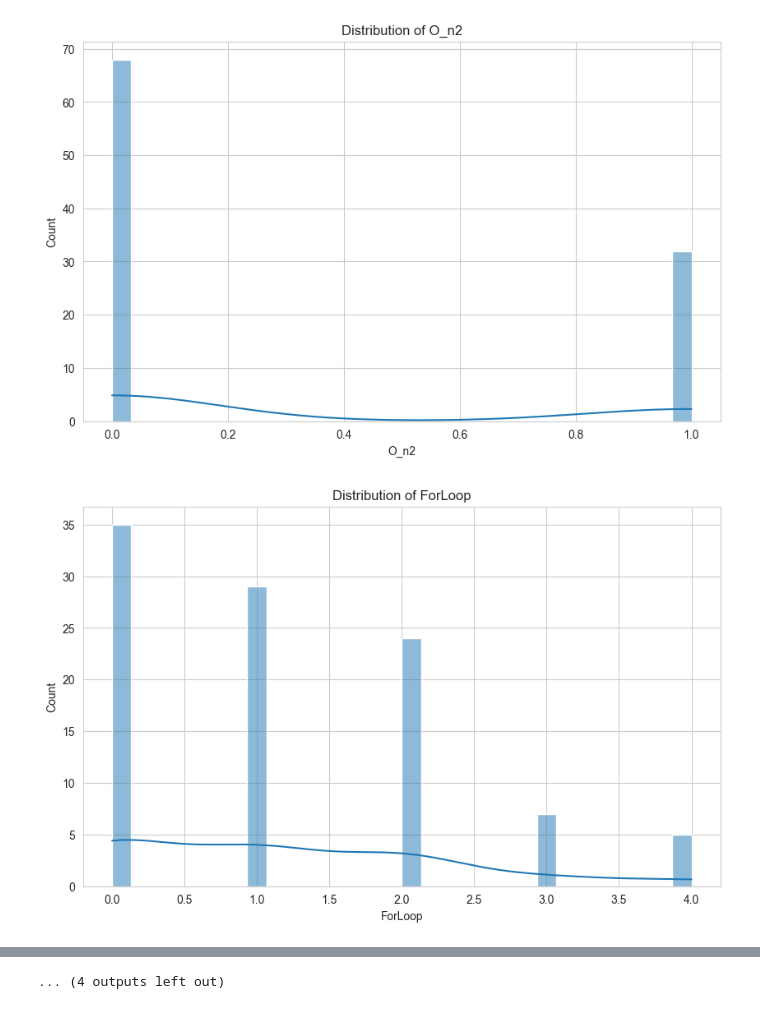
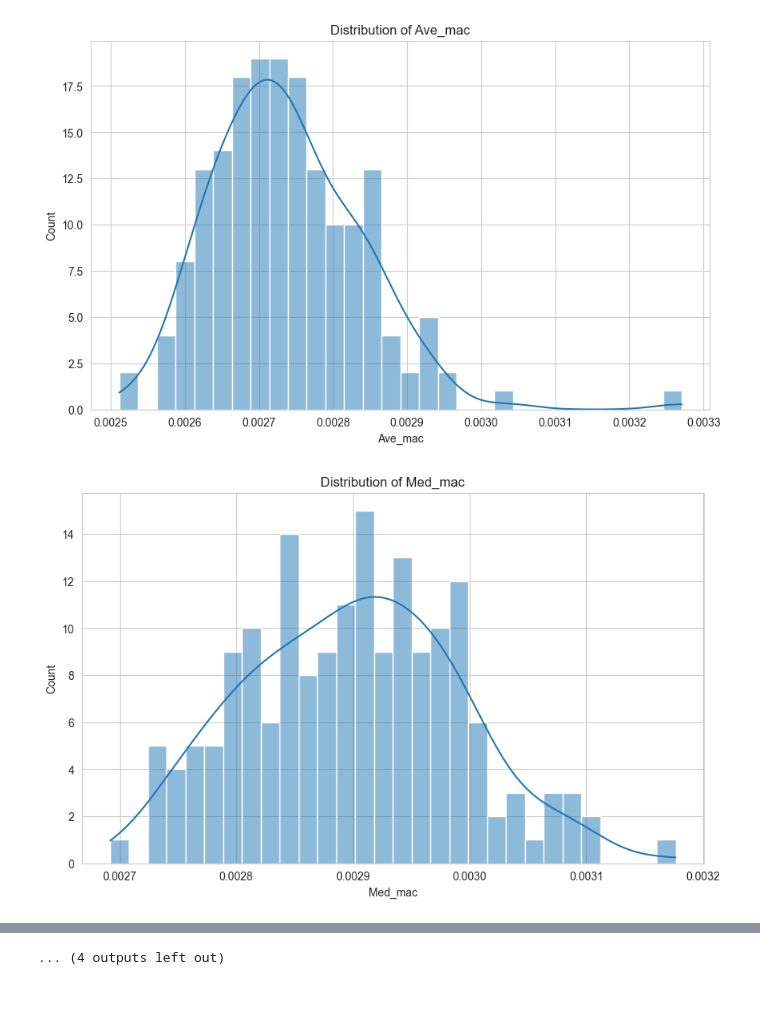
Before and after one commit to Vissan/Cost, a Jupyter notebook: Seg_exp/Regression/relationAnalysis.ipynb, the cells around one changed output, grey strips where cells are left out. Cells and saved outputs as stored; diff of their text form; code cells hidden in the pictures.

```diff
--- a/Seg_exp/Regression/relationAnalysis.ipynb
+++ b/Seg_exp/Regression/relationAnalysis.ipynb
@@ -32,5 +32,5 @@ plt.show()
 # %%
 # Select the top 15 features that have the highest correlation with Time
-top_features = corr_matrix['Time'].abs().sort_values(ascending=False).index[1:16]
+top_features = corr_matrix['Med_mac'].abs().sort_values(ascending=False).index[1:16]
 top_features
 # %% [output]
@@ -106,7 +107,7 @@ import seaborn as sns
 
 # Plot distribution of target variable
 plt.figure(figsize=(10, 6))
-sns.histplot(data['Time'], bins=30, kde=True)
+sns.histplot(data['Med_mac'], bins=30, kde=True)
 plt.title('Distribution of Execution Time')
 plt.show()
 
@@ -121,2 +122,2 @@ for feature in top_features:
-[figure, old version]
+[figure, new version]
-[figure, old version]
+[figure, new version]
```
Also changed, not shown: parts of 5 cells of this notebook, 4 other files.
